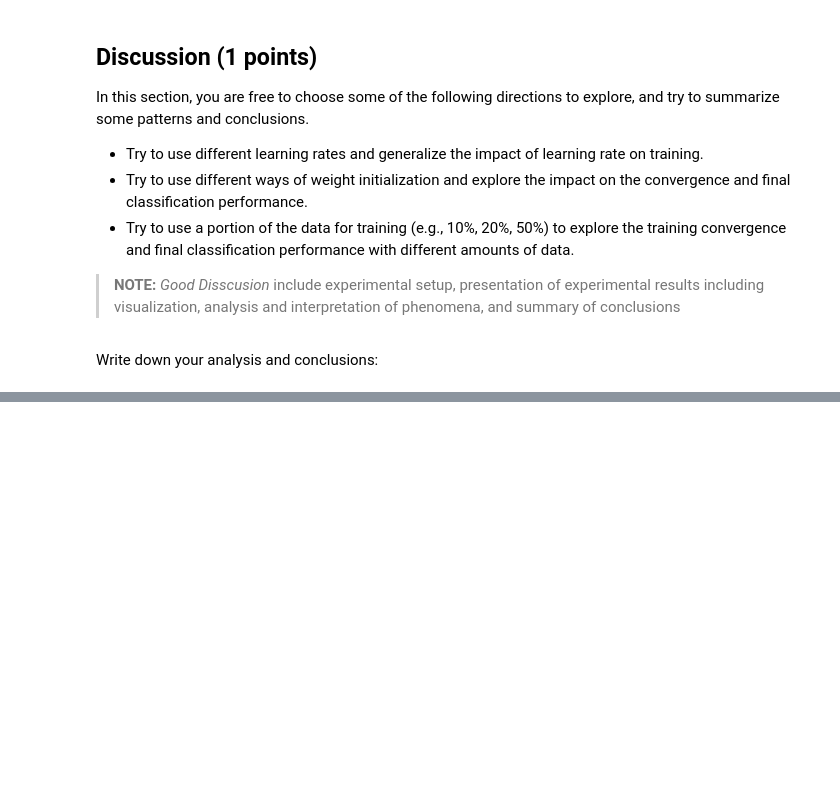
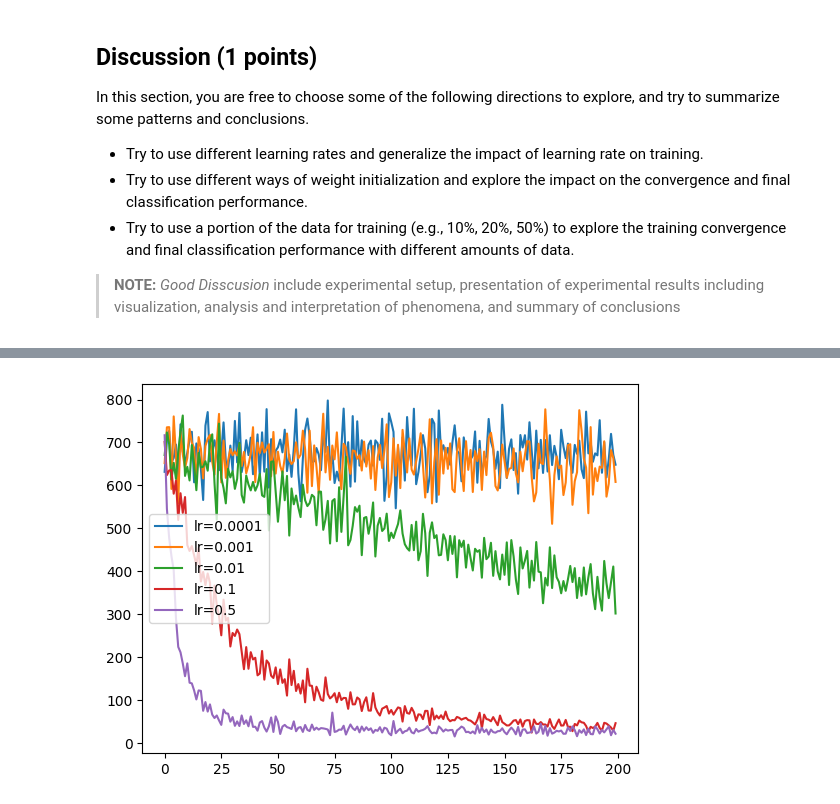
Before and after one commit to whanyu1212/ML-Playbook, a Jupyter notebook: notebook/a1.ipynb, the cells around one changed output, grey strips where cells are left out. Drawn from its saved outputs; the diff is of its cells as text; code cells hidden in the pictures; blank space fills up the shorter version.

```diff
--- a/notebook/a1.ipynb
+++ b/notebook/a1.ipynb
@@ -382,2 +381,12 @@ In this section, you are free to choose some of the following directions to expl
-# %% [markdown]
-Write down your analysis and conclusions:
+# %%
+for learning_rate in [0.0001, 0.001, 0.01, 0.1, 0.5]:
+    network = MLP(10, learning_rate)
+    losses = network.train(X_train, Y_train, num_epoches=50, batch_size=100)
+    plot_x = np.arange(len(losses))
+    plot_y = np.array(losses)
+    plt.plot(plot_x, plot_y, label=f"lr={learning_rate}")
+
+
+plt.legend()
+plt.show()
+# %% [output]
@@ -383,0 +410 @@ Write down your analysis and conclusions:
+[figure, added]
```
Also changed, not shown: parts of 17 cells of this notebook.
